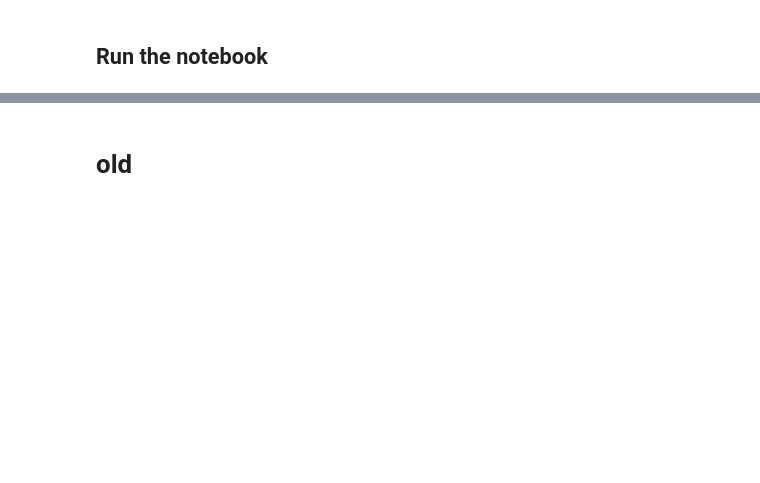
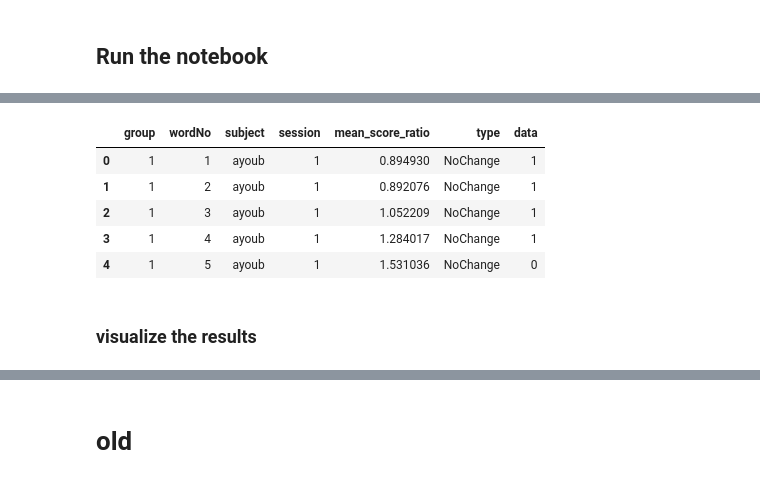
Before and after one commit to sankar-mukherjee/SpeechConvergence, a Jupyter notebook: convergence.ipynb, the cells around one changed output, grey strips where cells are left out. Cells and saved outputs as stored; diff of their text form; code cells hidden in the pictures; blank space fills up the shorter version.

```diff
--- a/convergence.ipynb
+++ b/convergence.ipynb
@@ -341 +79,53 @@ strategies.head()
+# %%
+# convergence computation
+def get_convergence(A,baseline_threshold):
+
+    strategies = []
+    for i in range(0,A.shape[0]):
+        s = A.iloc[i]['subject']
+        s_idx = subject_name.index(s)
+        p = partner_name[s_idx]
+
+        a = A.iloc[i]['GMM_'+s] - A.iloc[i]['GMM_'+p]
+
+
+        NoChange = 0
+        Convergence = 0
+        Divergence = 0
+        score_diff=0
+        if(baseline_threshold[s_idx,0]<a<baseline_threshold[s_idx,2]):
+            NoChange = 1
+        elif(baseline_threshold[s_idx,0]>=a):
+            Convergence = 1
+        elif(baseline_threshold[s_idx,2]<=a):
+            Divergence = 1
+
+        aa = np.where(np.asarray(subject_name)==A.iloc[i]['subject'])[0][0]
+
+
+        a = pd.DataFrame({'group':subject_group_no[aa]-1,'wordNo':A.iloc[i]['wordNo'],
+                          'subject':A.iloc[i]['subject'],
+                          'session':session_name.index(A.iloc[i]['session']),
+                          'NoChange':[NoChange],'Convergence':Convergence,
+                          'Divergence':Divergence,
+                          'mean_score_ratio':a / baseline_threshold[s_idx,1]})
+        strategies.append(a)
+
+    strategies = pd.concat((strategies),axis=0)
+    return strategies
+
+
+strategies = get_convergence(duet_scores,baseline_threshold)
+strategies = strategies.melt(['group','wordNo','subject','session','mean_score_ratio'],
+                             var_name='type', value_name='data')
+strategies.head()
+# %% [output]
+|  | group | wordNo | subject | session | mean_score_ratio | type | data |
+| 0 | 1 | 1 | ayoub | 1 | 0.894930 | NoChange | 1 |
+| 1 | 1 | 2 | ayoub | 1 | 0.892076 | NoChange | 1 |
+| 2 | 1 | 3 | ayoub | 1 | 1.052209 | NoChange | 1 |
+| 3 | 1 | 4 | ayoub | 1 | 1.284017 | NoChange | 1 |
+| 4 | 1 | 5 | ayoub | 1 | 1.531036 | NoChange | 0 |
+# %% [markdown]
+### visualize the results
 # %%
```
Also changed, not shown: parts of 16 cells of this notebook, 2 other files.
